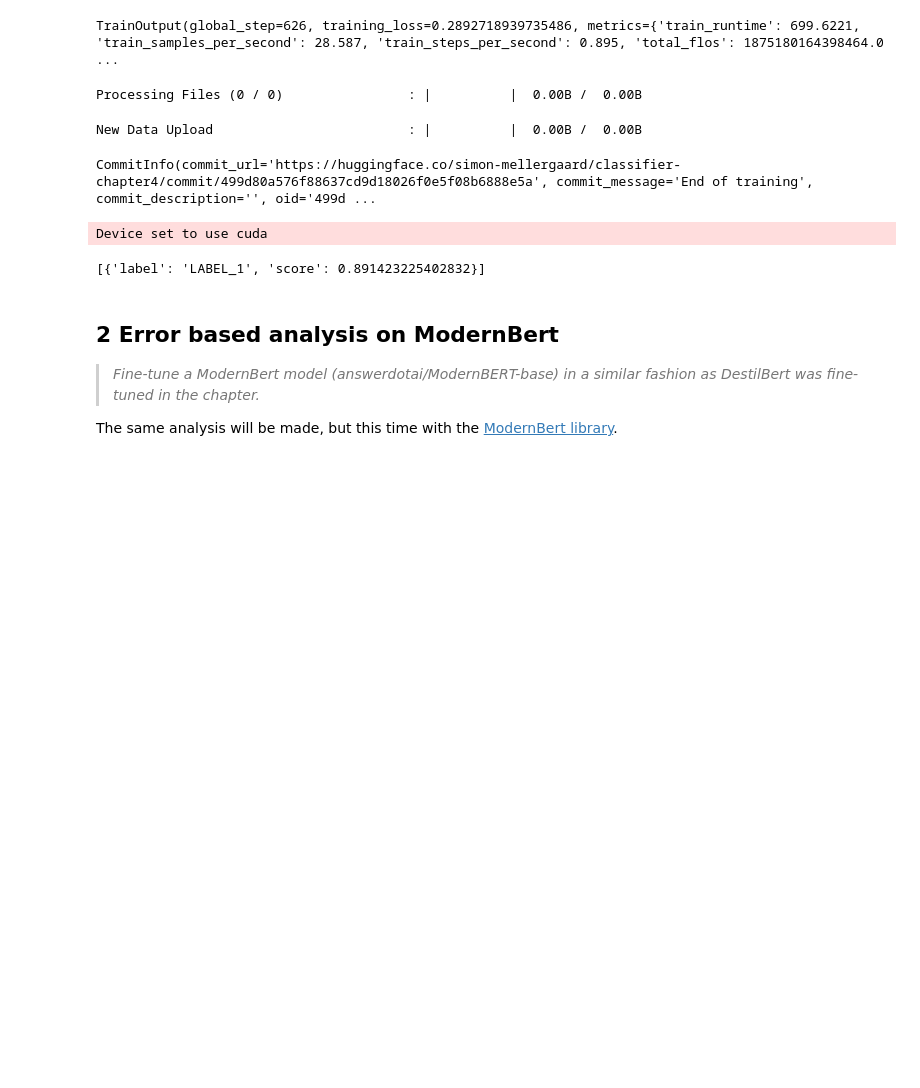
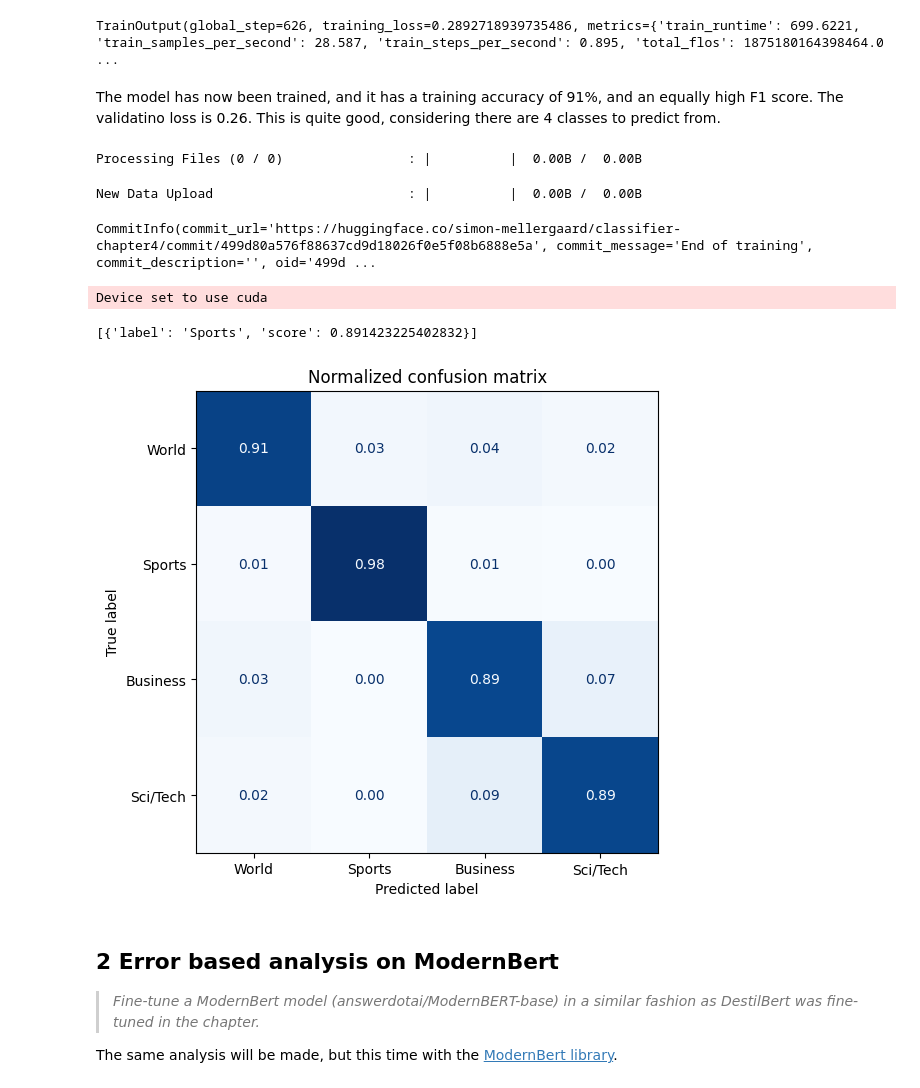
Before and after one commit to simon-mellergaard/GAI-with-LLMs, a Jupyter notebook: Project codes/question1.ipynb, the cells around one changed output. Saved outputs shown, nothing was run; the diff lists cells and outputs as text; code cells hidden in the pictures; blank space fills up the shorter version.

```diff
--- a/Project codes/question1.ipynb
+++ b/Project codes/question1.ipynb
@@ -175,6 +175,8 @@ View run at https://wandb.ai/simonmellergaard-aarhus-university/huggingface/runs
 | 1 | No log | 0.276913 | 0.908684 | 0.908390 |
 | 2 | 0.312800 | 0.261054 | 0.916447 | 0.916476 |
 TrainOutput(global_step=626, training_loss=0.2892718939735486, metrics={'train_runtime': 699.6221, 'train_samples_per_second': 28.587, 'train_steps_per_second': 0.895, 'total_flos': 1875180164398464.0 ...
+# %% [markdown]
+The model has now been trained, and it has a training accuracy of 91%, and an equally high F1 score. The validatino loss is 0.26. This is quite good, considering there are 4 classes to predict from.
 # %%
 trainer.push_to_hub()
 # %% [output]
@@ -187,7 +189,7 @@ from transformers import pipeline
 
 pipe = pipeline(
     "text-classification",
-    model="simon-mellergaard/classifier-chapter4",
+    model="simon-mellergaard/classifier-distilbert-agnews",
     device="cuda",
 )
 pipe(
@@ -196,4 +198,29 @@ Portugal ended in a terrible result for Portugal."""
 )
 # %% [output]
 Device set to use cuda
-[{'label': 'LABEL_1', 'score': 0.891423225402832}]
+[{'label': 'Sports', 'score': 0.891423225402832}]
+# %%
+import matplotlib.pyplot as plt
+from sklearn.metrics import ConfusionMatrixDisplay
+# Get the list of label names
+label_names = raw_train_dataset.features["label"].names
+
+
+# Convert predicted labels to ids
+label_to_id = {name: i for i, name in enumerate(label_names)}
+pred_labels = [label_to_id[pred["label"]] for pred in model_preds]
+
+# Compute confusion matrix
+confusion_matrix = evaluate.load("confusion_matrix")
+cm = confusion_matrix.compute(
+    references=references, predictions=pred_labels, normalize="true"
+)["confusion_matrix"]
+
+# Plot the confusion matrix
+fig, ax = plt.subplots(figsize=(6, 6))
+disp = ConfusionMatrixDisplay(confusion_matrix=cm, display_labels=label_names)
+disp.plot(cmap="Blues", values_format=".2f", ax=ax, colorbar=False)
+plt.title("Normalized confusion matrix")
+plt.show()
+# %% [output]
+[figure, added]
```
Also changed, not shown: parts of 1 cell of this notebook.
